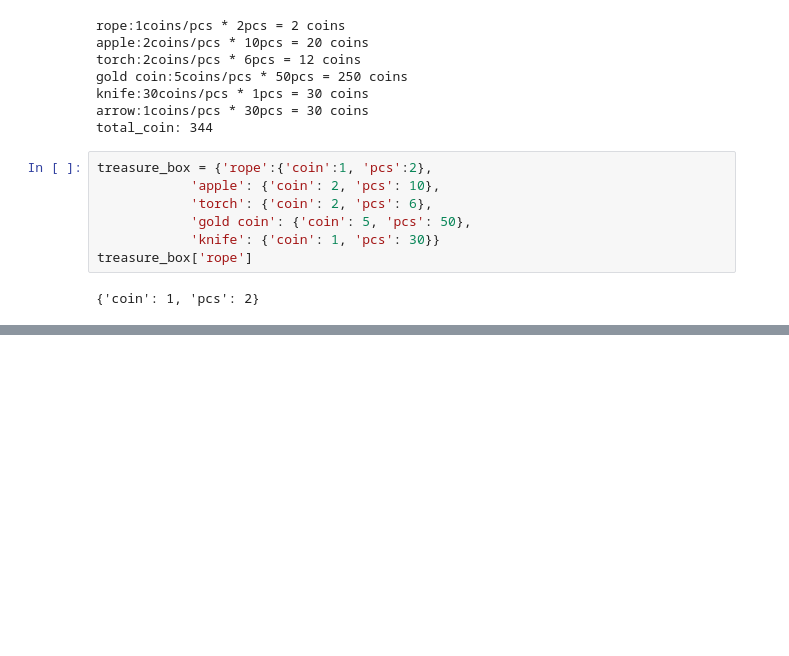
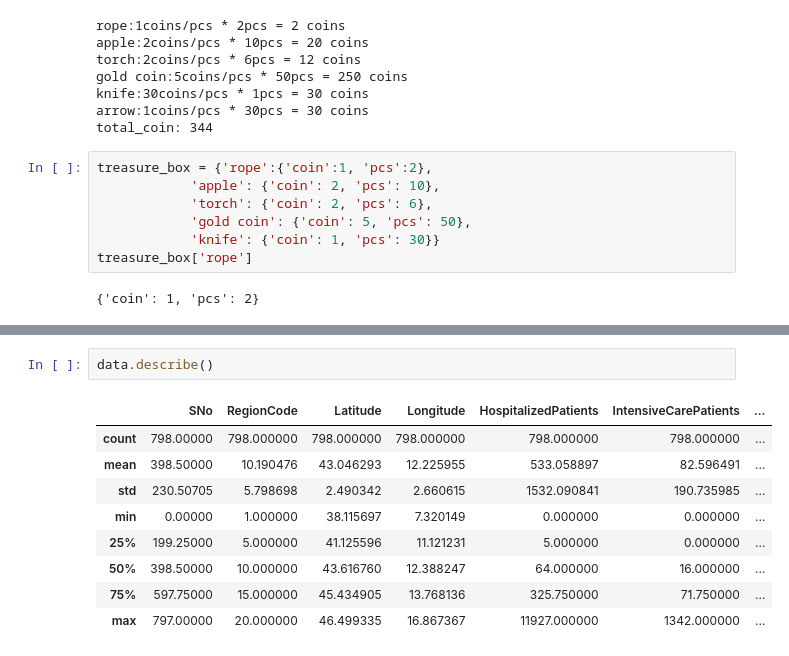
Before and after one commit to Superstar89/sba_project, a Jupyter notebook: aiffel/6. Data 어떻게 표현하면 좋을까? 배열(array)과 표(table).ipynb, the cells around one changed output, grey strips where cells are left out. Cells and saved outputs as stored; diff of their text form; blank space fills up the shorter version.

```diff
--- a/aiffel/6. Data 어떻게 표현하면 좋을까? 배열(array)과 표(table).ipynb
+++ b/aiffel/6. Data 어떻게 표현하면 좋을까? 배열(array)과 표(table).ipynb
@@ -451,0 +692,12 @@ treasure_box['rope']
+# %%
+data.describe()
+# %% [output]
+|  | SNo | RegionCode | Latitude | Longitude | HospitalizedPatients | IntensiveCarePatients | ... |
+| count | 798.00000 | 798.000000 | 798.000000 | 798.000000 | 798.000000 | 798.000000 | ... |
+| mean | 398.50000 | 10.190476 | 43.046293 | 12.225955 | 533.058897 | 82.596491 | ... |
+| std | 230.50705 | 5.798698 | 2.490342 | 2.660615 | 1532.090841 | 190.735985 | ... |
+| min | 0.00000 | 1.000000 | 38.115697 | 7.320149 | 0.000000 | 0.000000 | ... |
+| 25% | 199.25000 | 5.000000 | 41.125596 | 11.121231 | 5.000000 | 0.000000 | ... |
+| 50% | 398.50000 | 10.000000 | 43.616760 | 12.388247 | 64.000000 | 16.000000 | ... |
+| 75% | 597.75000 | 15.000000 | 45.434905 | 13.768136 | 325.750000 | 71.750000 | ... |
+| max | 797.00000 | 20.000000 | 46.499335 | 16.867367 | 11927.000000 | 1342.000000 | ... |
```
Also changed, not shown: parts of 43 cells of this notebook.
